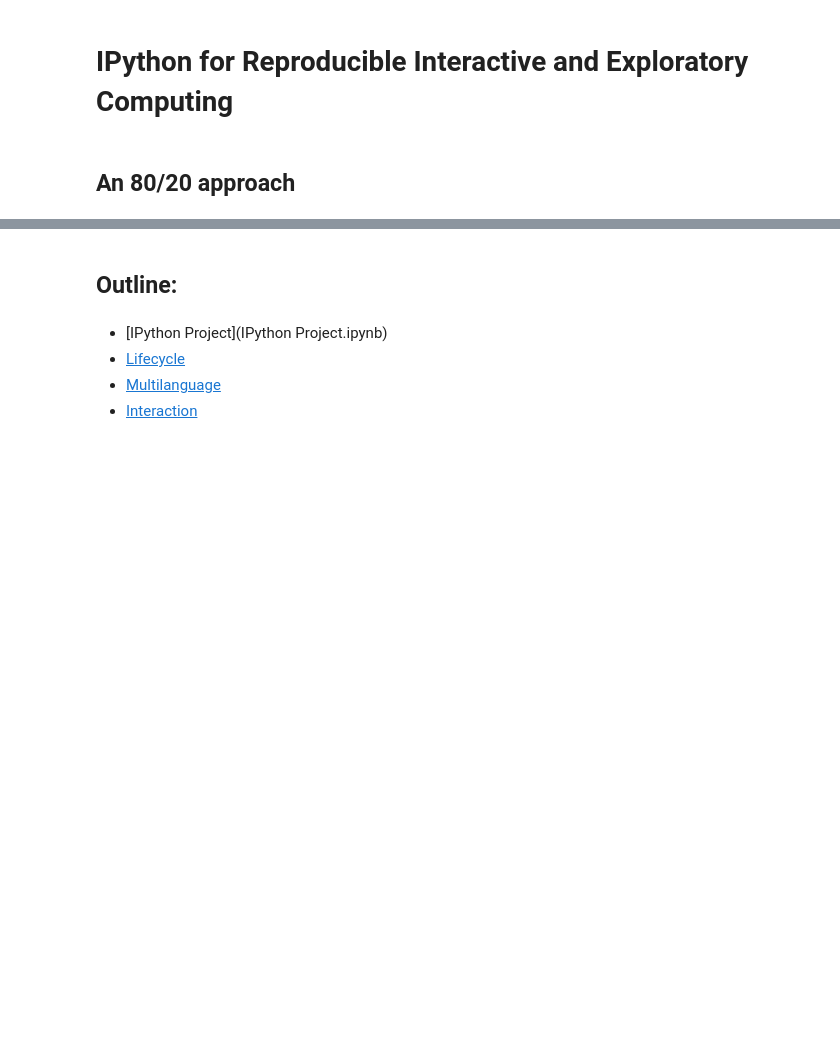
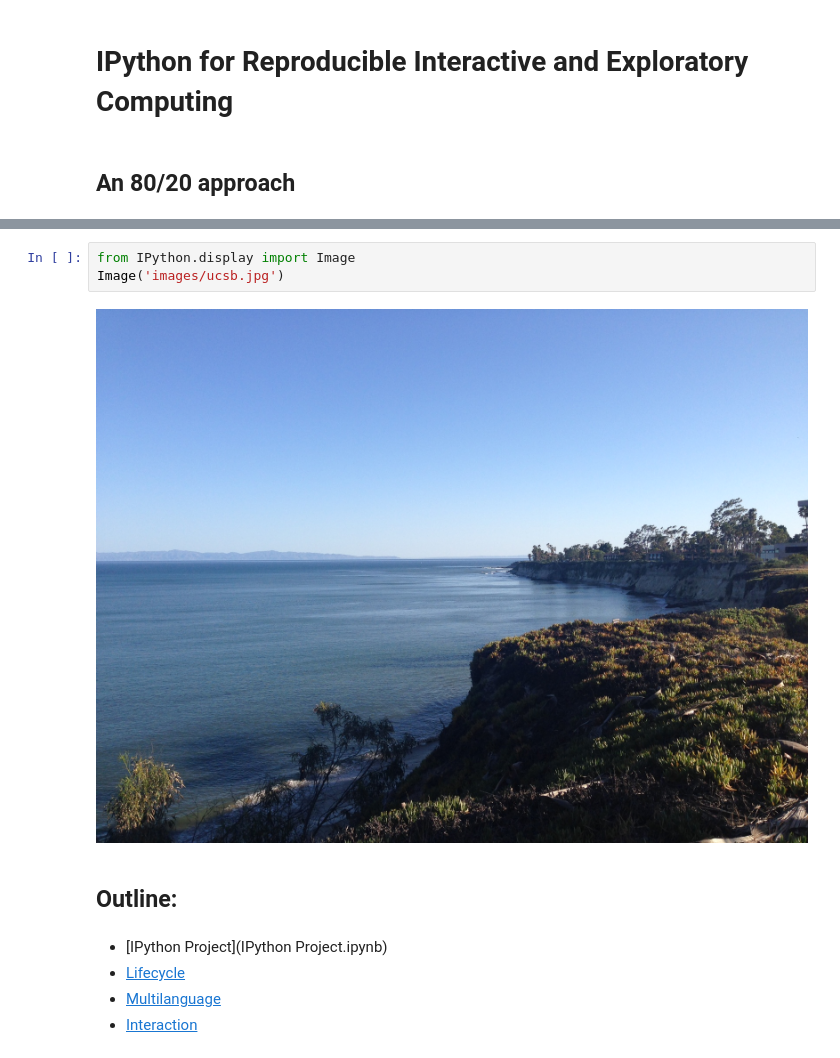
Before and after one commit to ellisonbg/talk-2014, a Jupyter notebook: Index.ipynb, the cells around one changed output, grey strips where cells are left out. Drawn from its saved outputs; the diff is of its cells as text; blank space fills up the shorter version.

```diff
--- a/Index.ipynb
+++ b/Index.ipynb
@@ -12,6 +12,11 @@
 ### Core developer, IPython Project
 
 <img src="images/ipython_logo.png" height="65px">
+# %%
+from IPython.display import Image
+Image('images/ucsb.jpg')
+# %% [output]
+[figure, added]
 # %% [markdown]
 ## Outline:
 # %% [markdown]
```
Also changed, not shown: 6 other files.
